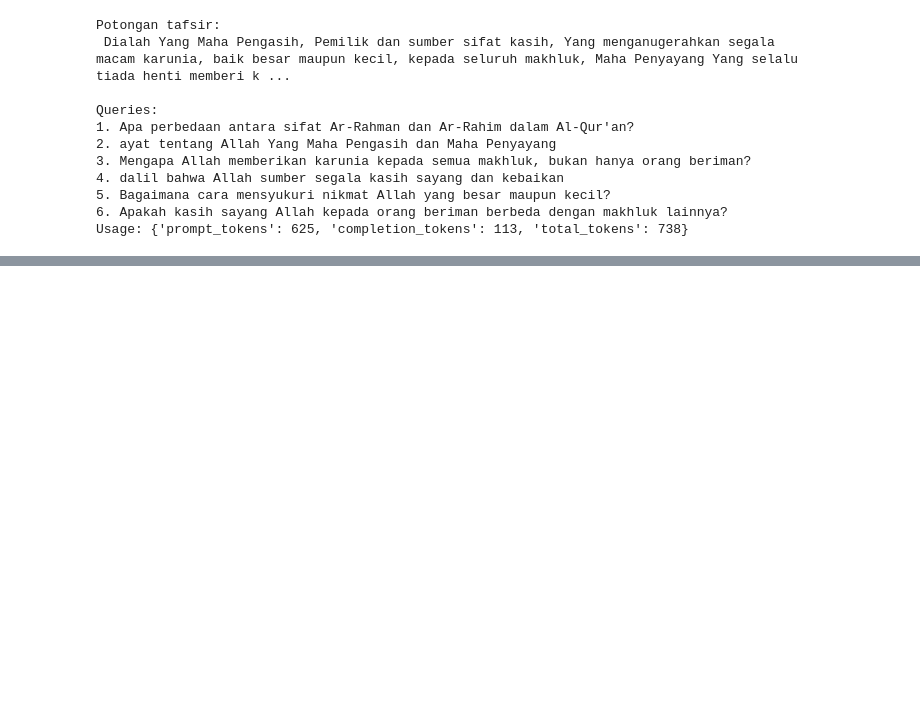
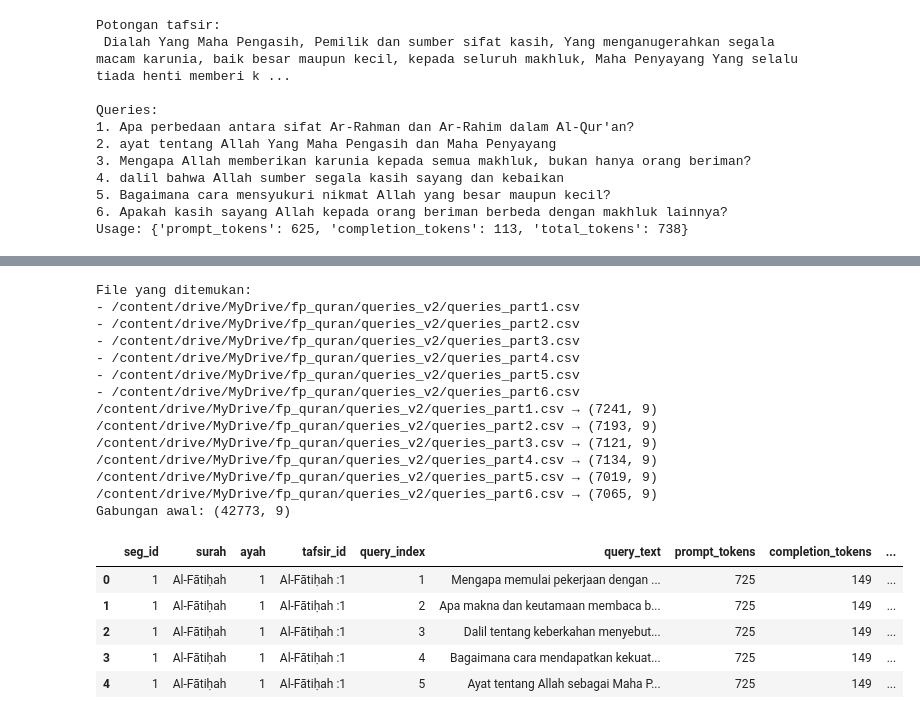
Before and after one commit to Mfarhan234/fp-quran-ir-query-tafsir, a Jupyter notebook: notebooks/02_create_query_final.ipynb, the cells around one changed output, grey strips where cells are left out. Saved outputs shown, nothing was run; the diff lists cells and outputs as text; code cells hidden in the pictures; blank space fills up the shorter version.

```diff
--- a/notebooks/02_create_query_final.ipynb
+++ b/notebooks/02_create_query_final.ipynb
@@ -396,0 +409,43 @@ KeyboardInterrupt:
+# %%
+import os
+import glob
+import pandas as pd
+
+# Sesuaikan ke folder tempat kamu menyimpan part1–part6
+FOLDER = "/content/drive/MyDrive/fp_quran/queries_v2"
+
+all_paths = sorted(glob.glob(os.path.join(FOLDER, "queries_part*.csv")))
+print("File yang ditemukan:")
+for p in all_paths:
+    print("-", p)
+
+dfs = []
+for p in all_paths:
+    df_p = pd.read_csv(p)
+    print(p, "→", df_p.shape)
+    dfs.append(df_p)
+
+df_all = pd.concat(dfs, ignore_index=True)
+print("Gabungan awal:", df_all.shape)
+df_all.head()
+# %% [output]
+File yang ditemukan:
+- /content/drive/MyDrive/fp_quran/queries_v2/queries_part1.csv
+- /content/drive/MyDrive/fp_quran/queries_v2/queries_part2.csv
+- /content/drive/MyDrive/fp_quran/queries_v2/queries_part3.csv
+- /content/drive/MyDrive/fp_quran/queries_v2/queries_part4.csv
+- /content/drive/MyDrive/fp_quran/queries_v2/queries_part5.csv
+- /content/drive/MyDrive/fp_quran/queries_v2/queries_part6.csv
+/content/drive/MyDrive/fp_quran/queries_v2/queries_part1.csv → (7241, 9)
+/content/drive/MyDrive/fp_quran/queries_v2/queries_part2.csv → (7193, 9)
+/content/drive/MyDrive/fp_quran/queries_v2/queries_part3.csv → (7121, 9)
+/content/drive/MyDrive/fp_quran/queries_v2/queries_part4.csv → (7134, 9)
+/content/drive/MyDrive/fp_quran/queries_v2/queries_part5.csv → (7019, 9)
+/content/drive/MyDrive/fp_quran/queries_v2/queries_part6.csv → (7065, 9)
+Gabungan awal: (42773, 9)
+|  | seg_id | surah | ayah | tafsir_id | query_index | query_text | prompt_tokens | completion_tokens | ... |
+| 0 | 1 | Al-Fātiḥah | 1 | Al-Fātiḥah :1 | 1 | Mengapa memulai pekerjaan dengan ... | 725 | 149 | ... |
+| 1 | 1 | Al-Fātiḥah | 1 | Al-Fātiḥah :1 | 2 | Apa makna dan keutamaan membaca b... | 725 | 149 | ... |
+| 2 | 1 | Al-Fātiḥah | 1 | Al-Fātiḥah :1 | 3 | Dalil tentang keberkahan menyebut... | 725 | 149 | ... |
+| 3 | 1 | Al-Fātiḥah | 1 | Al-Fātiḥah :1 | 4 | Bagaimana cara mendapatkan kekuat... | 725 | 149 | ... |
+| 4 | 1 | Al-Fātiḥah | 1 | Al-Fātiḥah :1 | 5 | Ayat tentang Allah sebagai Maha P... | 725 | 149 | ... |
```
Also changed, not shown: parts of 4 cells of this notebook, 33 other files.
